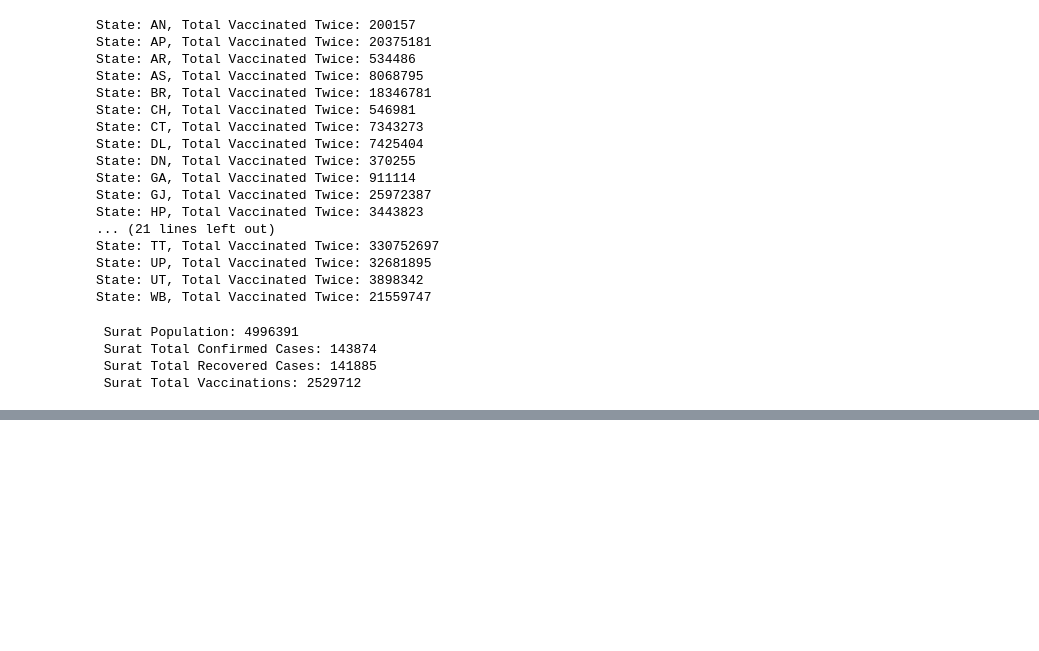
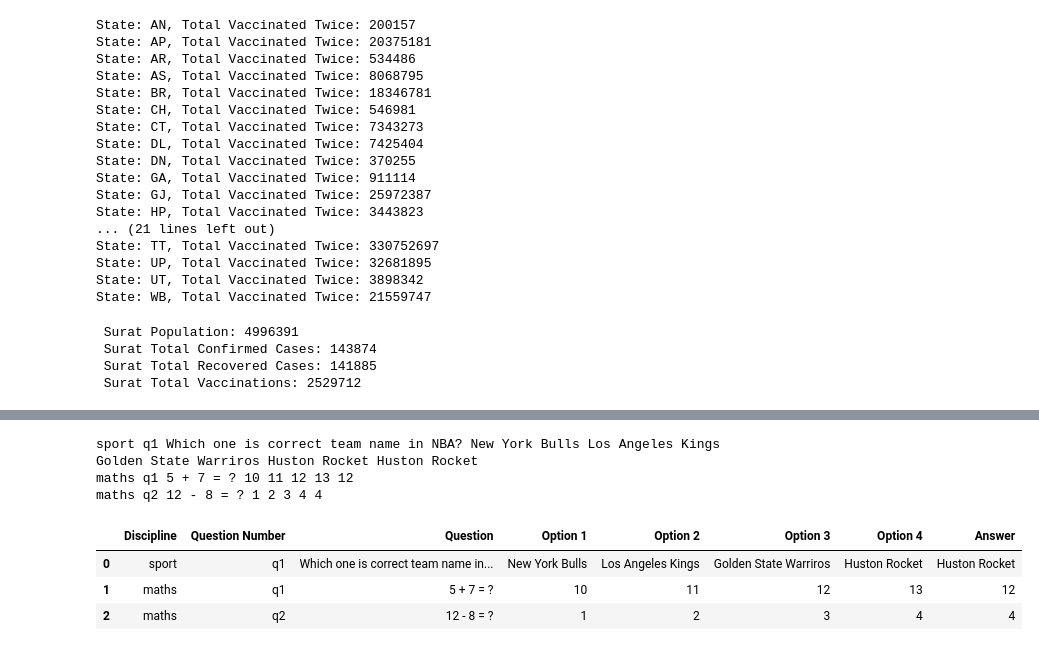
Before and after one commit to ashishmobio/python-intermediate, a Jupyter notebook: Task 15_07 JSON.ipynb, the cells around one changed output, grey strips where cells are left out. Cells and saved outputs as stored; diff of their text form; code cells hidden in the pictures; blank space fills up the shorter version.

```diff
--- a/Task 15_07 JSON.ipynb
+++ b/Task 15_07 JSON.ipynb
@@ -331,0 +334,3 @@ print(f" Surat Total Vaccinations: {data['GJ']['districts']['Surat']['total']['v
+# %%
+with open("employees.json") as datafile:
+    data = json.load(datafile)
@@ -331,0 +361,3 @@ print(f" Surat Total Vaccinations: {data['GJ']['districts']['Surat']['total']['v
+# %%
+with open("questionnaire.json") as datafile:
+    data = json.load(datafile)
@@ -331,0 +420,4 @@ print(f" Surat Total Vaccinations: {data['GJ']['districts']['Surat']['total']['v
+# %%
+for k1, v1 in data['quiz'].items():
+    for k2, v2 in v1.items():
+        print(k1, k2, v2)
@@ -331,0 +428,23 @@ print(f" Surat Total Vaccinations: {data['GJ']['districts']['Surat']['total']['v
+# %%
+for k1, v1 in data['quiz'].items():
+    for k2, v2 in v1.items():
+        print(k1, k2, v2['question'], v2['options'][0],  v2['options'][1],  v2['options'][2],  v2['options'][3], v2['answer'])
+# %% [output]
+sport q1 Which one is correct team name in NBA? New York Bulls Los Angeles Kings Golden State Warriros Huston Rocket Huston Rocket
+maths q1 5 + 7 = ? 10 11 12 13 12
+maths q2 12 - 8 = ? 1 2 3 4 4
+# %%
+my_data =[];
+for k1, v1 in data['quiz'].items():
+    for k2, v2 in v1.items():
+        my_data.append((k1, k2, v2['question'], v2['options'][0],  v2['options'][1],  v2['options'][2],  v2['options'][3], v2['answer']))
+
+
+cols = ['Discipline', 'Question Number', 'Question', 'Option 1', 'Option 2', 'Option 3', 'Option 4', 'Answer']
+df = pd.DataFrame(my_data, columns = cols)
+df
+# %% [output]
+|  | Discipline | Question Number | Question | Option 1 | Option 2 | Option 3 | Option 4 | Answer |
+| 0 | sport | q1 | Which one is correct team name in... | New York Bulls | Los Angeles Kings | Golden State Warriros | Huston Rocket | Huston Rocket |
+| 1 | maths | q1 | 5 + 7 = ? | 10 | 11 | 12 | 13 | 12 |
+| 2 | maths | q2 | 12 - 8 = ? | 1 | 2 | 3 | 4 | 4 |
```
Also changed, not shown: parts of 13 cells of this notebook, 6 other files.
